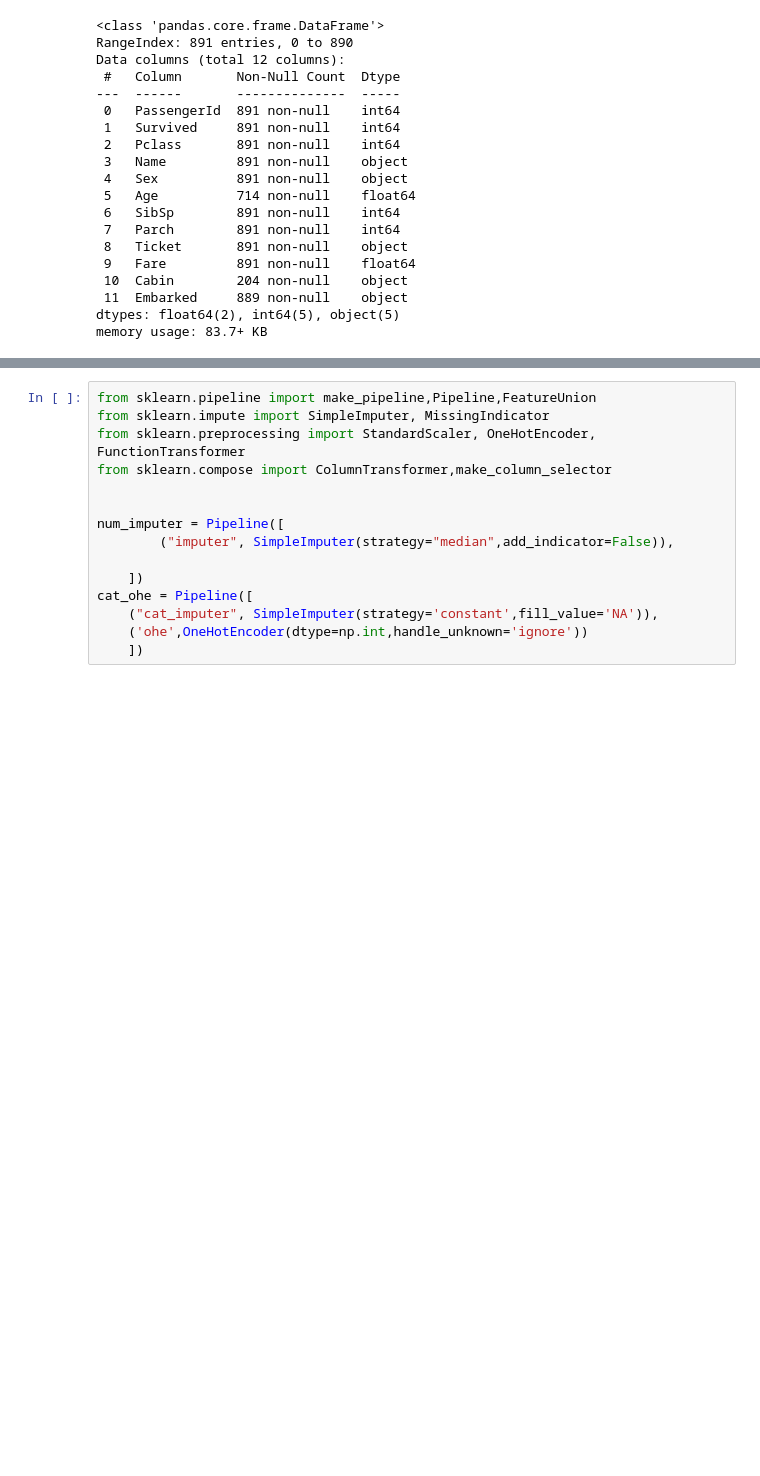
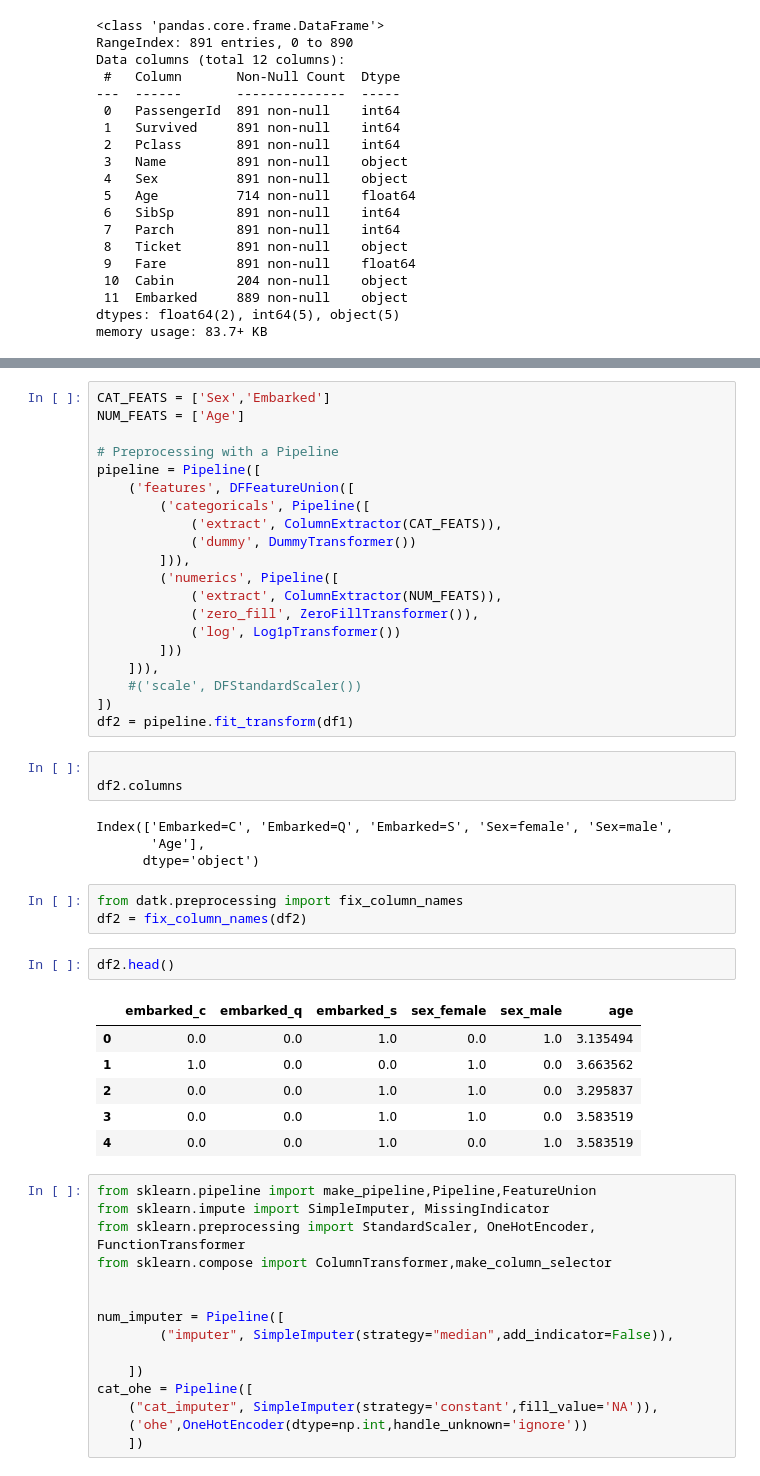
Before and after one commit to raysunau/pyawb, a Jupyter notebook: examples/sklearn_pipeline.ipynb, the cells around one changed output, grey strips where cells are left out. Cells and saved outputs as stored; diff of their text form; blank space fills up the shorter version.

```diff
--- a/examples/sklearn_pipeline.ipynb
+++ b/examples/sklearn_pipeline.ipynb
@@ -66,3 +75,42 @@ memory usage: 83.7+ KB
+# %%
+CAT_FEATS = ['Sex','Embarked']
+NUM_FEATS = ['Age']
+
+# Preprocessing with a Pipeline
+pipeline = Pipeline([
+    ('features', DFFeatureUnion([
+        ('categoricals', Pipeline([
+            ('extract', ColumnExtractor(CAT_FEATS)),
+            ('dummy', DummyTransformer())
+        ])),
+        ('numerics', Pipeline([
+            ('extract', ColumnExtractor(NUM_FEATS)),
+            ('zero_fill', ZeroFillTransformer()),
+            ('log', Log1pTransformer())
+        ]))
+    ])),
+    #('scale', DFStandardScaler())
+])
+df2 = pipeline.fit_transform(df1)
+# %%
+
+df2.columns
+# %% [output]
+Index(['Embarked=C', 'Embarked=Q', 'Embarked=S', 'Sex=female', 'Sex=male',
+       'Age'],
+      dtype='object')
+# %%
+from datk.preprocessing import fix_column_names
+df2 = fix_column_names(df2)
+# %%
+df2.head()
+# %% [output]
+|  | embarked_c | embarked_q | embarked_s | sex_female | sex_male | age |
+| 0 | 0.0 | 0.0 | 1.0 | 0.0 | 1.0 | 3.135494 |
+| 1 | 1.0 | 0.0 | 0.0 | 1.0 | 0.0 | 3.663562 |
+| 2 | 0.0 | 0.0 | 1.0 | 1.0 | 0.0 | 3.295837 |
+| 3 | 0.0 | 0.0 | 1.0 | 1.0 | 0.0 | 3.583519 |
+| 4 | 0.0 | 0.0 | 1.0 | 0.0 | 1.0 | 3.583519 |
 # %%
 from sklearn.pipeline import make_pipeline,Pipeline,FeatureUnion
 from sklearn.impute import SimpleImputer, MissingIndicator
```
Also changed, not shown: parts of 3 cells of this notebook, 1 other file.
